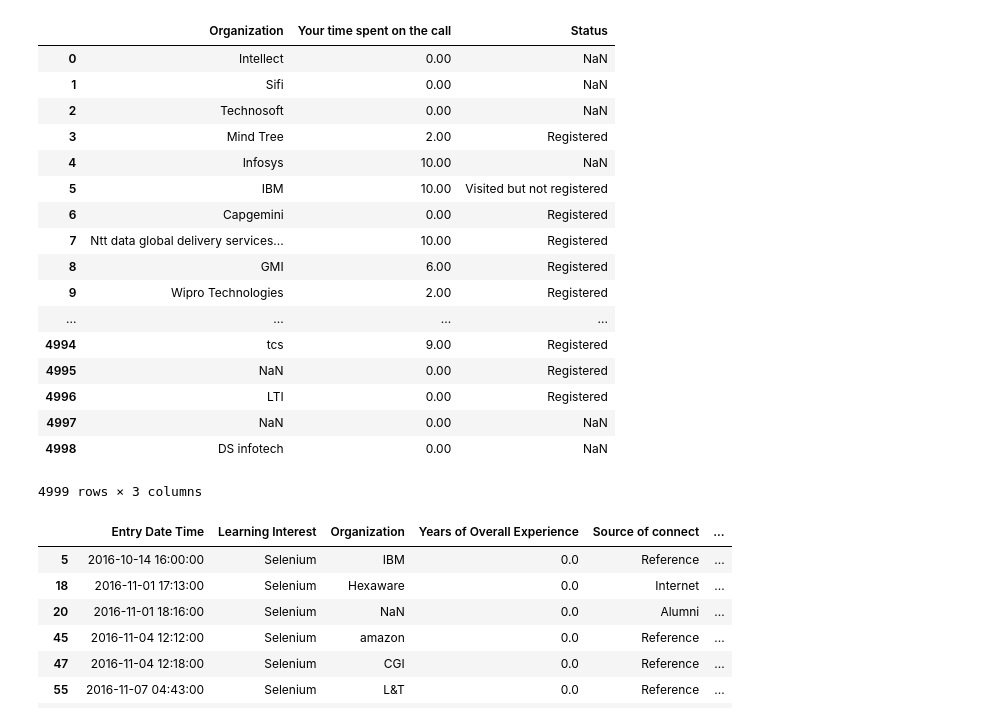
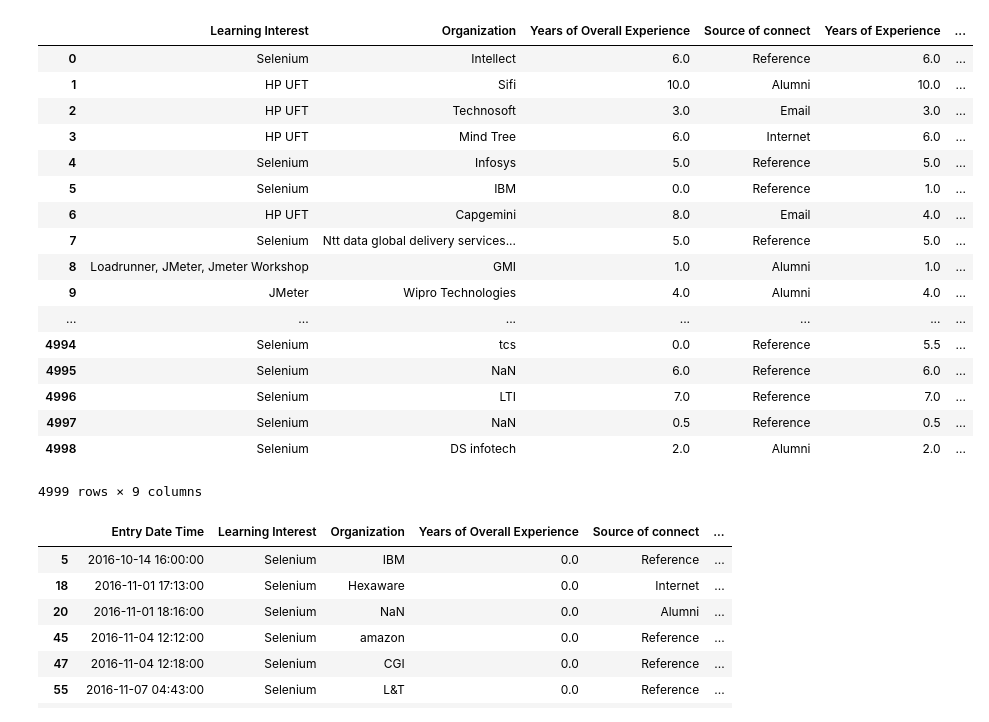
Before and after one commit to deepak-sadanandan/Python, a Jupyter notebook: Panda - Analysis.ipynb, the cells around one changed output. Saved outputs shown, nothing was run; the diff lists cells and outputs as text; code cells hidden in the pictures.

```diff
--- a/Panda - Analysis.ipynb
+++ b/Panda - Analysis.ipynb
@@ -16,38 +61,40 @@ df.head()
 # %%
-cols_select=['Entry Date Time','Learning Interest','Organization','Years of Overall Experience','Source of connect','Years of Experience','Your time spent on the call','Probability of join ','Status']
+#3) identify the columns to arrive at the age group
+#4) Columns - col1 = 'Organization',col2= 'Years of Overall Experience', col3 = 'Years of Experience' to be used
 
-df = pd.read_csv("Panda Analysis.csv",usecols=cols_select,parse_dates=['Entry Date Time'])
+#In the column - Entry Date Time, to split only the date value, use .date
+# Here, the date value is split from the Entry Date Time column and stored into a new column 'just_date'
+df['just_date'] = pd.to_datetime(df['Entry Date Time'].dt.date)
 
-#df['just_date'] =
-df['just_date'] = pd.to_datetime(df['Entry Date Time'].dt.date)
+#convert the specific column values as numeric, use to_numeric function
+# the parameter errors='coerce' is used to populate the non-numeric values as NaN
 df['Years of Overall Experience'] = pd.to_numeric(df['Years of Overall Experience'], errors='coerce')
 df['Years of Experience'] = pd.to_numeric(df['Years of Experience'], errors='coerce')
 
+#To populate the specific column value havig NaN as 0
 df['Years of Overall Experience'] = df['Years of Overall Experience'].fillna(0)
 df['Years of Experience']  = df['Years of Experience'].fillna(0)
-#df['Entry_date'] = [d.date() for d in df['Entry Date Time']]
+
+#To delete the column from dataframe
 df.drop(columns=['Entry Date Time'])
-#df.info()
-#print(df.dtypes)
-df.loc[:, (df.isna().any())]
 # %% [output]
-|  | Organization | Your time spent on the call | Status |
-| 0 | Intellect | 0.00 | NaN |
-| 1 | Sifi | 0.00 | NaN |
-| 2 | Technosoft | 0.00 | NaN |
-| 3 | Mind Tree | 2.00 | Registered |
-| 4 | Infosys | 10.00 | NaN |
-| 5 | IBM | 10.00 | Visited but not registered |
-| 6 | Capgemini | 0.00 | Registered |
-| 7 | Ntt data global delivery services... | 10.00 | Registered |
-| 8 | GMI | 6.00 | Registered |
-| 9 | Wipro Technologies | 2.00 | Registered |
-| ... | ... | ... | ... |
-| 4994 | tcs | 9.00 | Registered |
-| 4995 | NaN | 0.00 | Registered |
-| 4996 | LTI | 0.00 | Registered |
-| 4997 | NaN | 0.00 | NaN |
-| 4998 | DS infotech | 0.00 | NaN |
+|  | Learning Interest | Organization | Years of Overall Experience | Source of connect | Years of Experience | ... |
+| 0 | Selenium | Intellect | 6.0 | Reference | 6.0 | ... |
+| 1 | HP UFT | Sifi | 10.0 | Alumni | 10.0 | ... |
+| 2 | HP UFT | Technosoft | 3.0 | Email | 3.0 | ... |
+| 3 | HP UFT | Mind Tree | 6.0 | Internet | 6.0 | ... |
+| 4 | Selenium | Infosys | 5.0 | Reference | 5.0 | ... |
+| 5 | Selenium | IBM | 0.0 | Reference | 1.0 | ... |
+| 6 | HP UFT | Capgemini | 8.0 | Email | 4.0 | ... |
+| 7 | Selenium | Ntt data global delivery services... | 5.0 | Reference | 5.0 | ... |
+| 8 | Loadrunner, JMeter, Jmeter Workshop | GMI | 1.0 | Alumni | 1.0 | ... |
+| 9 | JMeter | Wipro Technologies | 4.0 | Alumni | 4.0 | ... |
+| ... | ... | ... | ... | ... | ... | ... |
+| 4994 | Selenium | tcs | 0.0 | Reference | 5.5 | ... |
+| 4995 | Selenium | NaN | 6.0 | Reference | 6.0 | ... |
+| 4996 | Selenium | LTI | 7.0 | Reference | 7.0 | ... |
+| 4997 | Selenium | NaN | 0.5 | Reference | 0.5 | ... |
+| 4998 | Selenium | DS infotech | 2.0 | Alumni | 2.0 | ... |
-4999 rows × 3 columns
+4999 rows × 9 columns
 # %%
 
```
Also changed, not shown: parts of 15 cells of this notebook.
